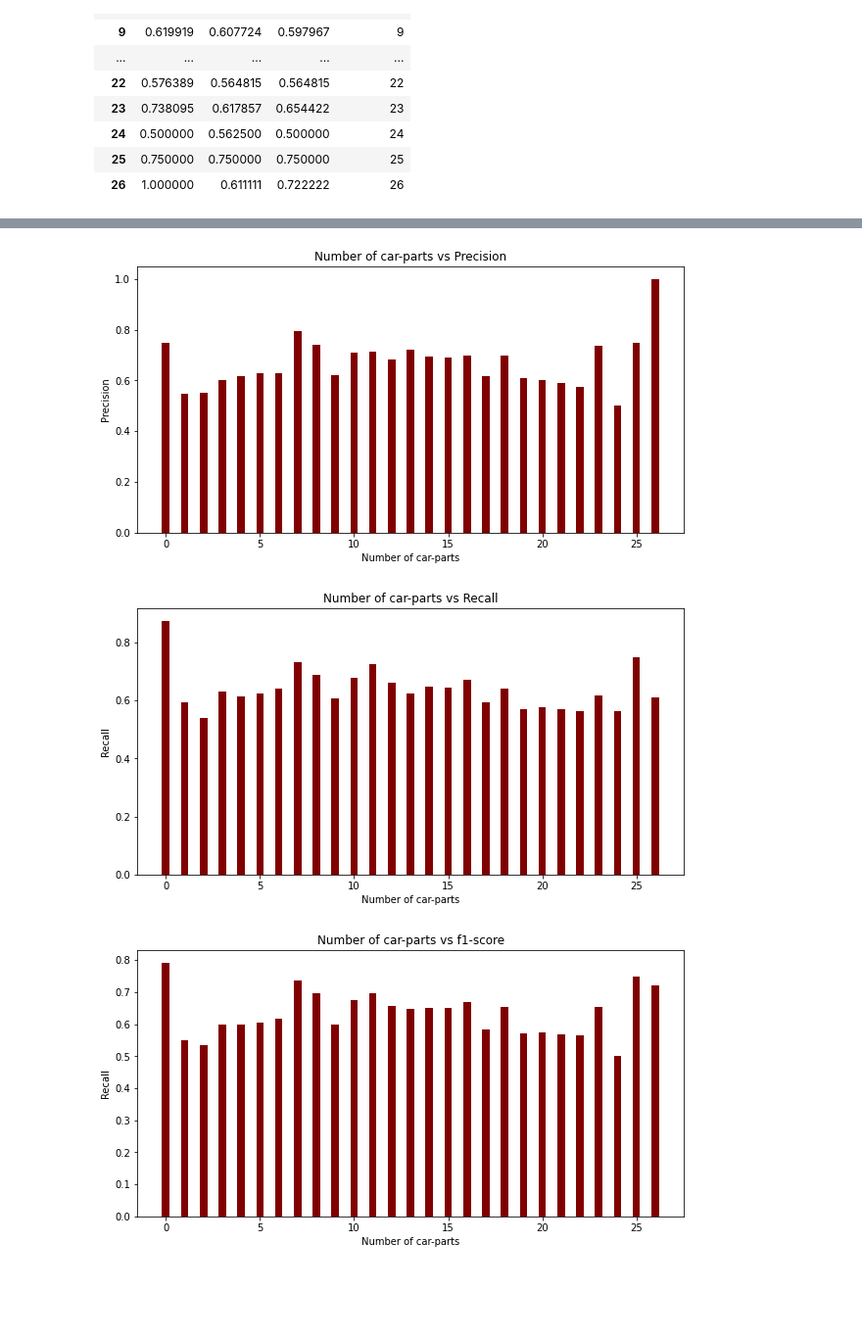
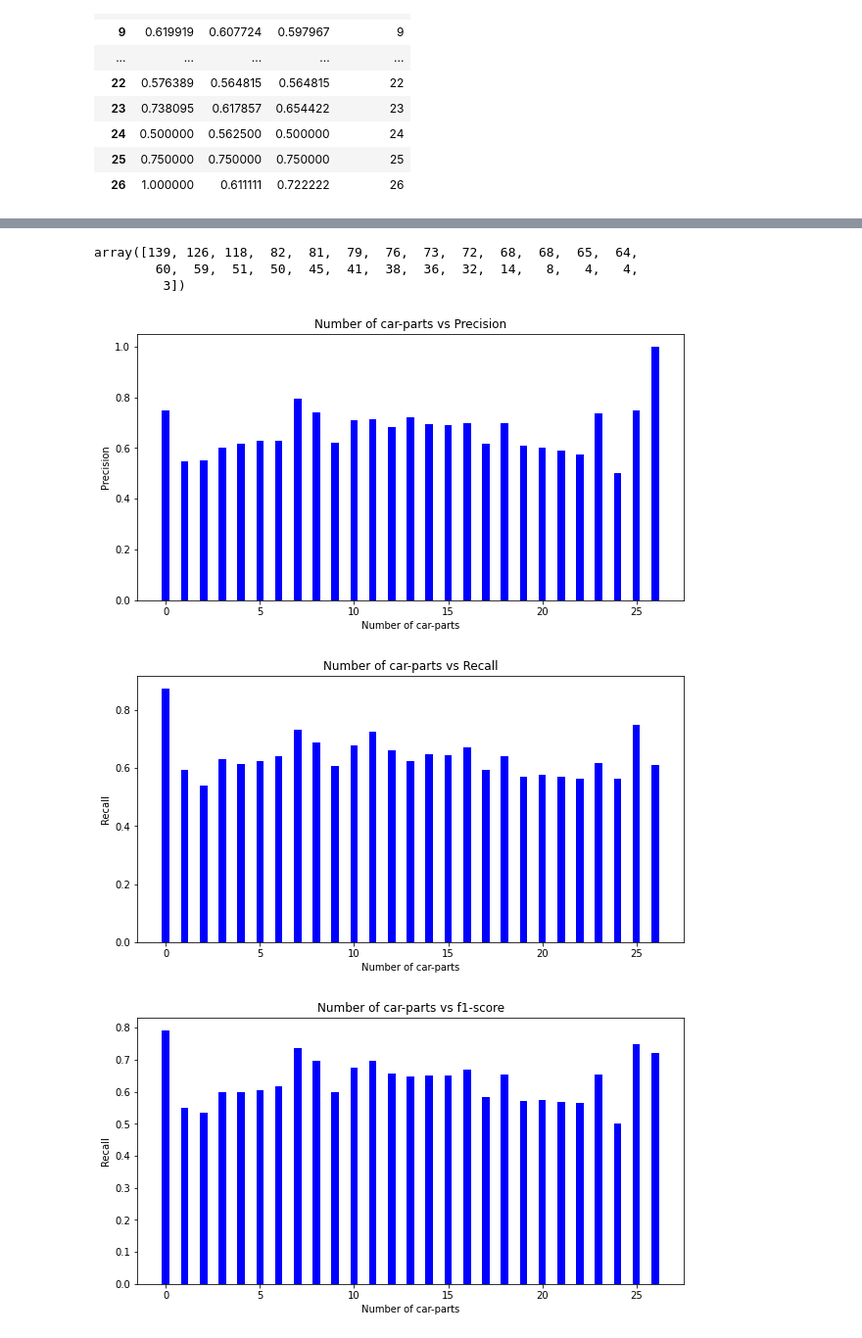
Before and after one commit to mtcld/mmdetection, a Jupyter notebook: demo/error-analyis.ipynb, the cells around one changed output, grey strips where cells are left out. Shown at 98% size. Cells and saved outputs as stored; diff of their text form; code cells hidden in the pictures; blank space fills up the shorter version.

```diff
--- a/demo/error-analyis.ipynb
+++ b/demo/error-analyis.ipynb
@@ -78,8 +109,14 @@ result_num_parts
+# %%
+num_hist.values
+# %% [output]
+array([139, 126, 118,  82,  81,  79,  76,  73,  72,  68,  68,  65,  64,
+        60,  59,  51,  50,  45,  41,  38,  36,  32,  14,   8,   4,   4,
+         3])
 # %%
 fig = plt.figure(figsize = (10, 5))
 
 # creating the bar plot
-plt.bar(result_num_parts['num_parts'], result_num_parts['precision'], color ='maroon',
+plt.bar(result_num_parts['num_parts'], result_num_parts['precision'], color ='blue',
         width = 0.4)
 
 plt.xlabel("Number of car-parts")
@@ -87,12 +124,12 @@ plt.ylabel("Precision")
 plt.title("Number of car-parts vs Precision")
 plt.show()
 # %% [output]
-[figure, old version]
+[figure, new version]
 # %%
 fig = plt.figure(figsize = (10, 5))
 
 # creating the bar plot
-plt.bar(result_num_parts['num_parts'], result_num_parts['recall'], color ='maroon',
+plt.bar(result_num_parts['num_parts'], result_num_parts['recall'], color ='blue',
         width = 0.4)
 
 plt.xlabel("Number of car-parts")
@@ -100,17 +137,17 @@ plt.ylabel("Recall")
 plt.title("Number of car-parts vs Recall")
 plt.show()
 # %% [output]
-[figure, old version]
+[figure, new version]
 # %%
 fig = plt.figure(figsize = (10, 5))
 
 # creating the bar plot
-plt.bar(result_num_parts['num_parts'], result_num_parts['f1-score'], color ='maroon',
+plt.bar(result_num_parts['num_parts'], result_num_parts['f1-score'], color ='blue',
         width = 0.4)
 
 plt.xlabel("Number of car-parts")
 plt.ylabel("Recall")
 plt.title("Number of car-parts vs f1-score")
 plt.show()
 # %% [output]
-[figure, old version]
+[figure, new version]
```
Also changed, not shown: parts of 2 cells of this notebook.
